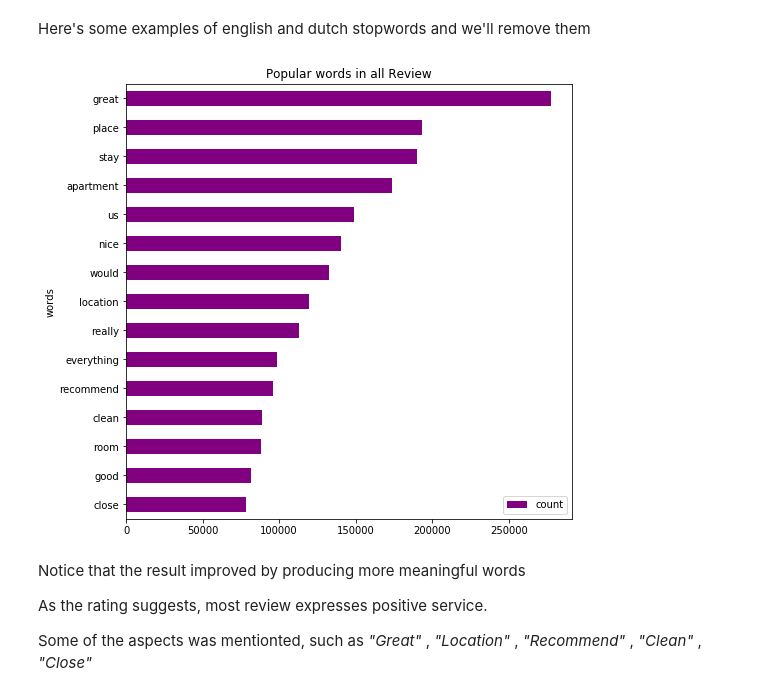
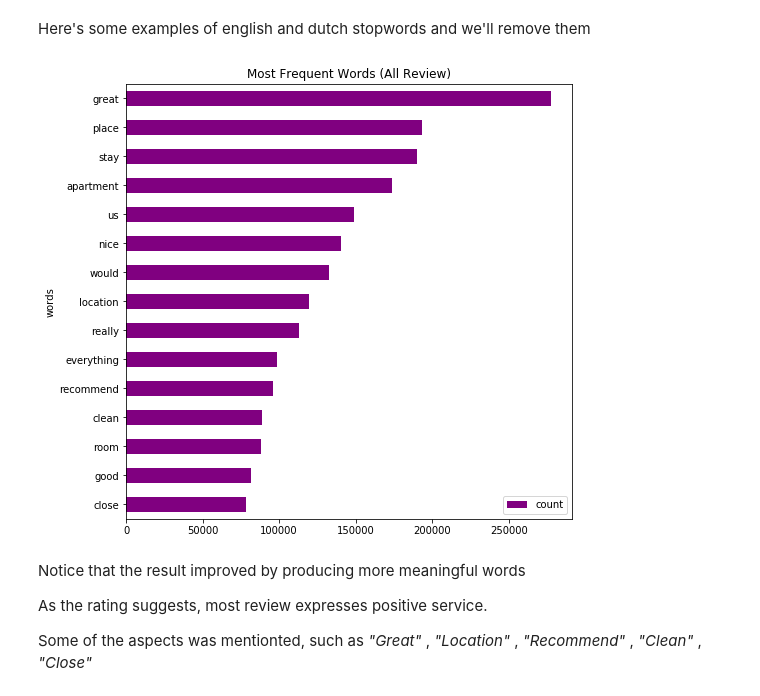
Before and after one commit to sarumaha/airbnb_sentiment_analysis, a Jupyter notebook: airbnb_sentiment_analysis.ipynb, the cells around one changed output. Saved outputs shown, nothing was run; the diff lists cells and outputs as text; code cells hidden in the pictures.

```diff
--- a/airbnb_sentiment_analysis.ipynb
+++ b/airbnb_sentiment_analysis.ipynb
@@ -48,13 +48,14 @@ To see how nltk performs in a non-English language, we are adding dutch language
 #### Import & Overview of dataset
 # %%
 import pandas as pd
+#Load Dataset
 seattle_raw_list = pd.read_csv("/Users/yogisharosarumaha/Udacity Project 1/airbnb_seattle_data/listings.csv")
-seattle_raw_rev = pd.read_csv("/Users/yogisharosarumaha/Udacity Project 1/airbnb_seattle_data/reviews.csv")
+seattle_raw_review = pd.read_csv("/Users/yogisharosarumaha/Udacity Project 1/airbnb_seattle_data/reviews.csv")
 
 boston_raw_list = pd.read_csv("/Users/yogisharosarumaha/Udacity Project 1/airbnb_boston_data/listings.csv")
-boston_raw_rev = pd.read_csv("/Users/yogisharosarumaha/Udacity Project 1/airbnb_boston_data/reviews.csv")
+boston_raw_review = pd.read_csv("/Users/yogisharosarumaha/Udacity Project 1/airbnb_boston_data/reviews.csv")
 
 amsterdam_raw_list = pd.read_csv("/Users/yogisharosarumaha/Udacity Project 1/airbnb_amsterdam_data/listings.csv")
-amsterdam_raw_rev = pd.read_csv("/Users/yogisharosarumaha/Udacity Project 1/airbnb_amsterdam_data/reviews.csv")
+amsterdam_raw_review = pd.read_csv("/Users/yogisharosarumaha/Udacity Project 1/airbnb_amsterdam_data/reviews.csv")
 # %%
 #Look at the first rows from Listings and Review dataset
@@ -74,17 +75,17 @@ display(seattle_raw_list.head(3),seattle_raw_rev.head(3))
 # %%
 #Label each area
 seattle_raw_list['area'] = 'seattle'
-seattle_raw_rev['area'] = 'seattle'
+seattle_raw_review['area'] = 'seattle'
 
 boston_raw_list['area'] = 'boston'
-boston_raw_rev['area'] = 'boston'
+boston_raw_review['area'] = 'boston'
 
 amsterdam_raw_list['area'] = 'amsterdam'
-amsterdam_raw_rev['area'] = 'amsterdam'
+amsterdam_raw_review['area'] = 'amsterdam'
 
 #Union all the cities dataset
 concat_list_df = pd.concat([seattle_raw_list,boston_raw_list,amsterdam_raw_list], ignore_index=True)
-concat_rev_df = pd.concat([seattle_raw_rev,boston_raw_rev,amsterdam_raw_rev], ignore_index=True)
+concat_review_df = pd.concat([seattle_raw_review,boston_raw_review,amsterdam_raw_review], ignore_index=True)
 # %% [markdown]
 #### Airbnb Stay have Positive Review
 # %% [markdown]
@@ -161,7 +162,7 @@ import collections
 def convert(lst):
     return ([i for item in lst for i in item.lower().split()])
 
-all_words_review = convert(concat_rev_df['comments'].fillna("")) #Fill in missing reviews with blank
+all_words_review = convert(concat_review_df['comments'].fillna("")) #Fill in missing reviews with blank
 count_word = collections.Counter(all_words_review) #Count word frequency
 # %%
 clean_word_count = pd.DataFrame(count_word.most_common(5),
@@ -215,17 +216,17 @@ word_review_count_df = pd.DataFrame(words_review_count.most_common(15),
 # %%
 fig, ax = plt.subplots(figsize=(8, 8))
 
 # Plot horizontal bar graph
 word_review_count_df.sort_values(by='count').plot.barh(x='words',
                       y='count',
                       ax=ax,
                       color="purple")
 
-ax.set_title("Popular words in all Review")
+ax.set_title("Most Frequent Words (All Review)")
 
 plt.show()
 # %% [output]
-[figure, old version]
+[figure, new version]
 # %% [markdown]
 Notice that the result improved by producing more meaningful words
 
```
Also changed, not shown: parts of 31 cells of this notebook.
